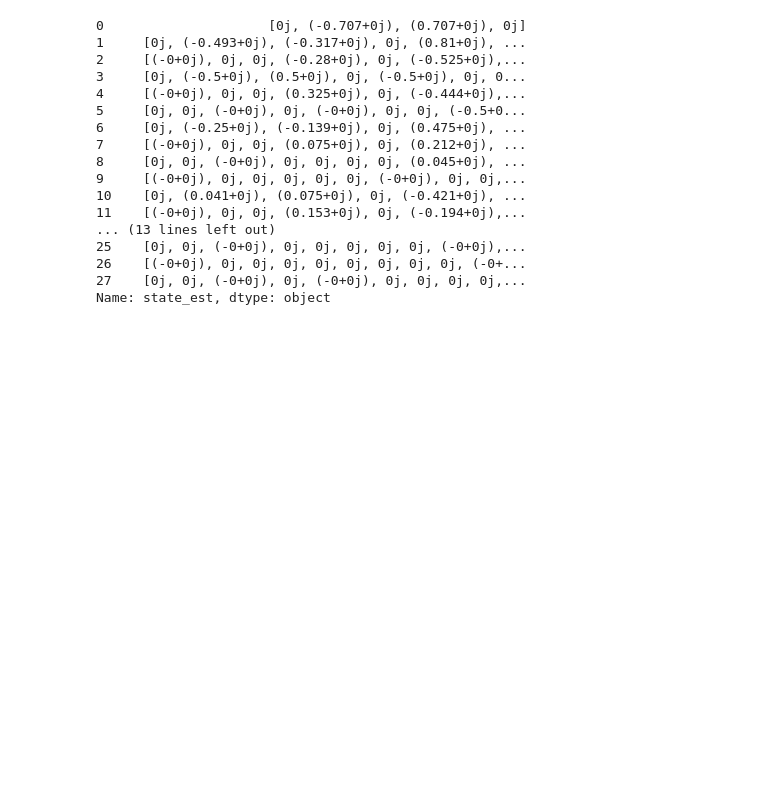
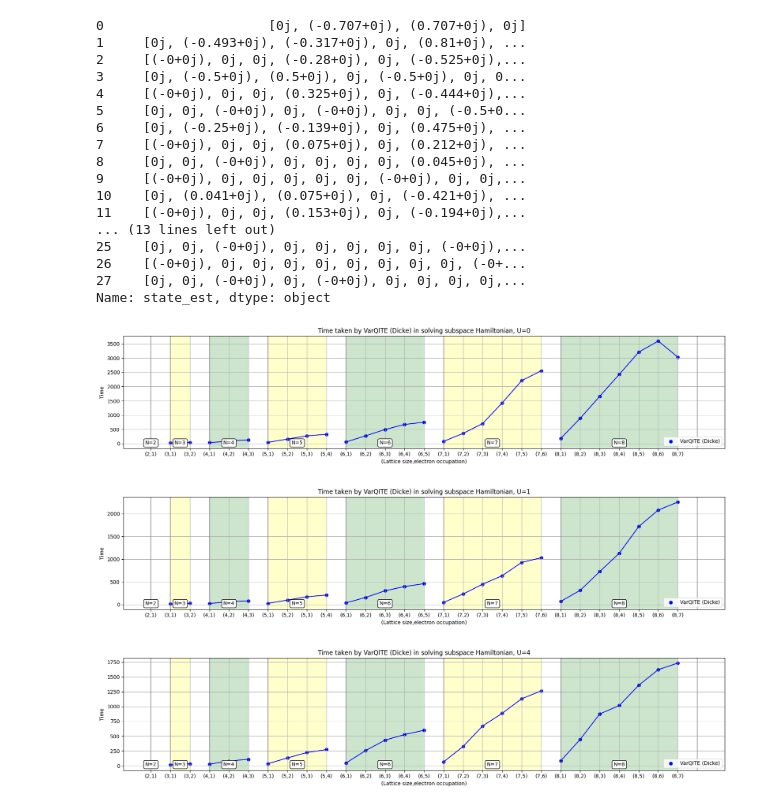
Before and after one commit to Cheshta-Joshi/hubb_sim, a Jupyter notebook: Results/dicke_all_occ_results/results_diff_U.ipynb, the cells around one changed output. Saved outputs shown, nothing was run; the diff lists cells and outputs as text; code cells hidden in the pictures; blank space fills up the shorter version.

```diff
--- a/Results/dicke_all_occ_results/results_diff_U.ipynb
+++ b/Results/dicke_all_occ_results/results_diff_U.ipynb
@@ -336,3 +412,69 @@ df01['state_est']
 26    [(-0+0j), 0j, 0j, 0j, 0j, 0j, 0j, 0j, 0j, (-0+...
 27    [0j, 0j, (-0+0j), 0j, (-0+0j), 0j, 0j, 0j, 0j,...
 Name: state_est, dtype: object
+# %%
+U = [0,1,4]
+
+for ind,df in enumerate(df_list) :
+    fig = plt.figure(figsize=(24, 4))
+    gs = gridspec.GridSpec(1, 3, width_ratios=[5, 1, 1])
+
+    time_q = df['time_q']
+    #eig_true = df['eig_true']
+    N = df['N']
+    #xticks = [0,1,3,6,10,15]
+    num_param = []
+    for n in N.unique() :
+        for k in range(1,n) :
+            num_param.append(int(k*(n-k) + k*(k-1)/2))
+
+    comb = []
+    for num in df['N'].unique() :
+        sub_list = [f'({num},{i})' for i in range(1,num)]
+        comb += sub_list
+    #xtick_labels = [comb[i] for i in xticks]
+    time_c = df['time_clas']
+    time_q = df['time_q']
+
+    axs0 = plt.subplot(gs[0])
+    axs0.scatter(comb, time_q, label='VarQITE (Dicke)', color='blue', marker='o')
+    #axs0.scatter(comb, num_param, label='Number of parameters', color='orange', marker='o')
+
+    axs0.plot
+    axs0.set_xlabel('(Lattice size,electron occupation)')
+    axs0.set_ylabel('Time')
+    axs0.set_title(f'Time taken by VarQITE (Dicke) in solving subspace Hamiltonian, U={U[ind]}')
+    axs0.grid(True)
+#     axs0.set_xticks(xticks)
+#     axs0.set_xticklabels(xtick_labels)
+
+    colors = ['green', 'yellow']
+    partitions = [0,1,3,6,10,15,21,28]
+    #partitions = [p-1 for p in partitions]
+    for a in partitions:
+        plt.axvline(x=a, color='gray', alpha=0.7)
+    for i in range(1,len(partitions)-1) :
+        axs0.axvspan(partitions[i], partitions[i+1]-1, facecolor=colors[i%2], alpha=0.2)
+        axs0.plot(comb[partitions[i]:partitions[i+1]], time_q[partitions[i]:partitions[i+1]]
+                  , color='blue')
+#         axs0.plot(comb[partitions[i]:partitions[i+1]], num_param[partitions[i]:partitions[i+1]]
+#                   , color='orange')
+    labels = [f'N={n}' for n in N.unique()]
+    label_coords = []
+    x = 0
+    for i,n in enumerate(N.unique()) :
+        label_coords.append((partitions[i] + (n)/2-1 ,max(eig_q)-0.5*(ind+1)))
+    #print(label_coords)
+    for label, (x_coord, y_coord) in zip(labels, label_coords):
+        axs0.text(x_coord, y_coord, label, fontsize=10, ha='center', va='center', color='black',
+                  bbox=dict(facecolor='white', edgecolor='black', boxstyle='round,pad=0.3'))
+
+#     for i in range(1,len(partitions)):
+#         axs0.plot(partitions[i:1+i], y_values[i:i+2], linestyle='none', marker='o', markersize=8)
+    axs0.legend(loc='best')
+    plt.tight_layout()
+    plt.show()
+# %% [output]
+[figure, added]
+[figure, added]
+[figure, added]
```
Also changed, not shown: parts of 4 cells of this notebook, 4 other files.
